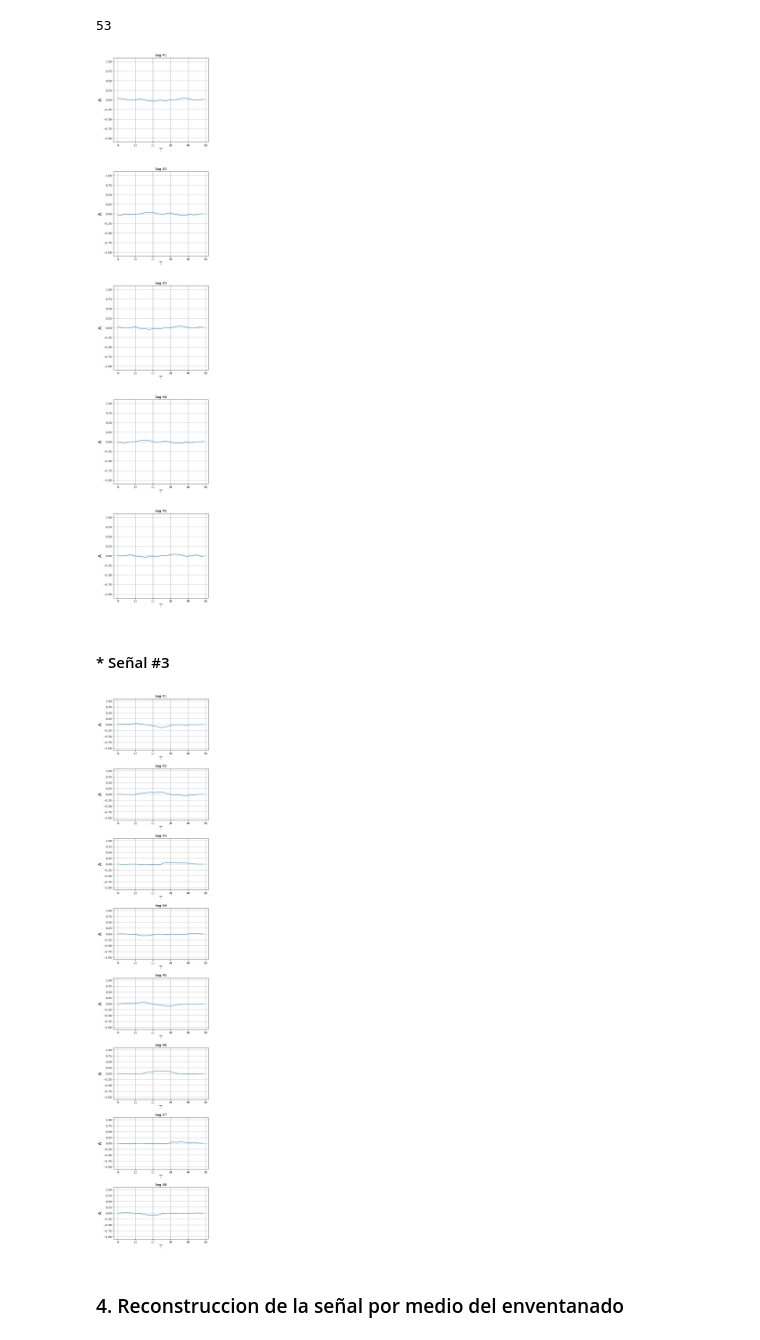
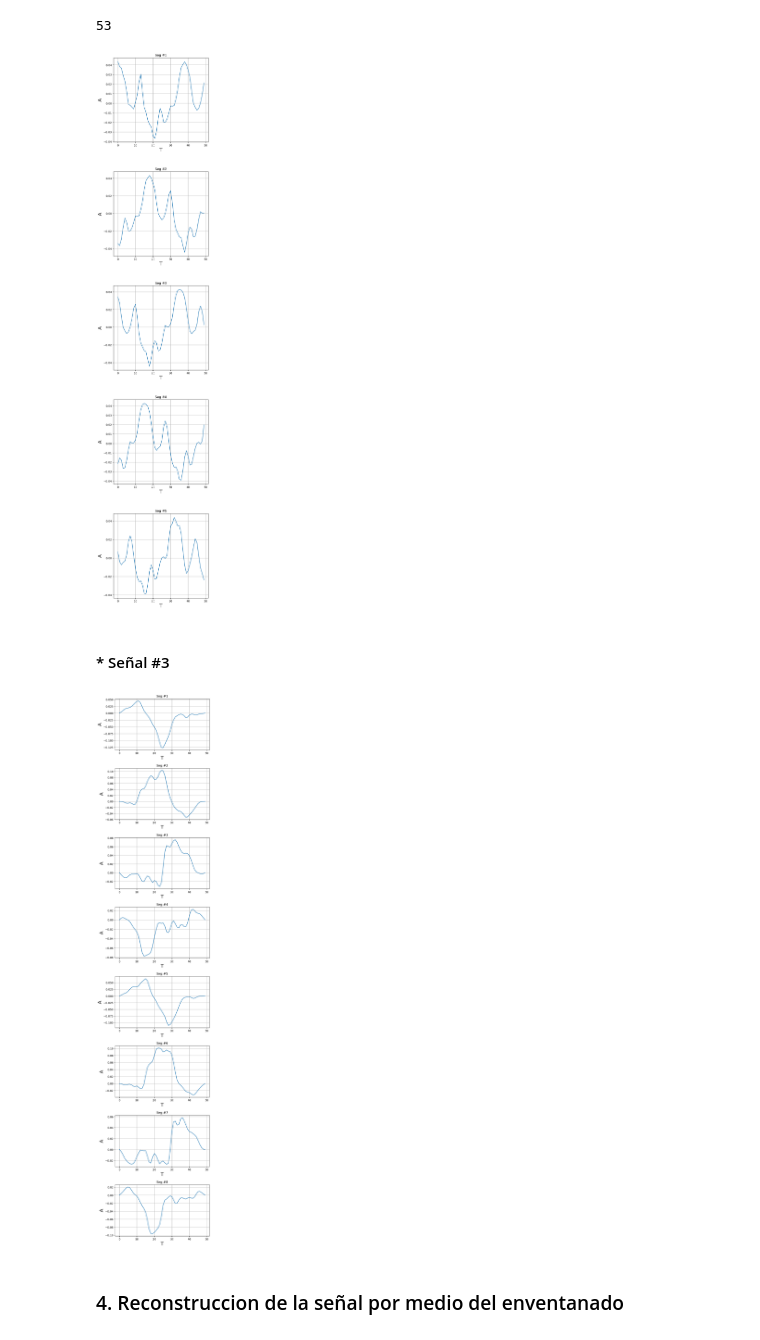
Before and after one commit to Camilocastellanos1002/Senales-III, a Jupyter notebook: Laboratorio/Laboratorio 1/Lab1_TDSIII_ChaparroCastellanos_JuanCamilo_Restrepo_Sebastian.ipynb, the cells around one changed output. Cells and saved outputs as stored; diff of their text form; code cells hidden in the pictures.

```diff
--- a/Laboratorio/Laboratorio 1/Lab1_TDSIII_ChaparroCastellanos_JuanCamilo_Restrepo_Sebastian.ipynb
+++ b/Laboratorio/Laboratorio 1/Lab1_TDSIII_ChaparroCastellanos_JuanCamilo_Restrepo_Sebastian.ipynb
@@ -236,8 +236,6 @@ for i in range(10):
     plt.xlabel('T',fontsize=18) # Etiqueta eje X
     plt.ylabel('A',fontsize=18) # Etiqueta eje Y
     plt.grid()
-    # Agregar límites de los ejes para resaltar diferencias
-    plt.ylim(-1.1, 1.1)  # Ajustar según sea necesario
 plt.subplots_adjust(left=0.125, bottom=0.1, right=0.9, top=6, wspace=0.2, hspace=0.35) # separacion entre subplots
 plt.show()
 # %% [output]
@@ -266,12 +264,10 @@ for i in range(5):
     plt.xlabel('T',fontsize=18) # Etiqueta eje X
     plt.ylabel('A',fontsize=18) # Etiqueta eje Y
     plt.grid()
-    # Agregar límites de los ejes para resaltar diferencias
-    plt.ylim(-1.1, 1.1)  # Ajustar según sea necesario
 plt.subplots_adjust(left=0.125, bottom=0.1, right=0.9, top=6, wspace=0.2, hspace=0.35) # separacion entre subplots
 plt.show()
 # %% [output]
-[figure, old version]
+[figure, new version]
 # %%
 #### Analsis del resultado
 # %% [markdown]
@@ -279,27 +275,25 @@ plt.show()
 # %%
 Fs=22050
 L3=50
 P3=40
 t3 = np.arange(0, 1, 1/Fs)  # Vector de tiempo
 
 segmentos3 = segmento_senal(segmento_guardado3,Fs,L3,P3,tipo_ventana='bartlett')
 
 len(segmentos2)
 
 # Visualizar los primeros 8 segmentos
 for i in range(8):
     plt.subplot(8, 1, i+1)
     plt.plot(segmentos3[i])
     plt.title(f"Seg #{i+1}")
     plt.xlabel('T',fontsize=18) # Etiqueta eje X
     plt.ylabel('A',fontsize=18) # Etiqueta eje Y
     plt.grid()
-    # Agregar límites de los ejes para resaltar diferencias
-    plt.ylim(-1.1, 1.1)  # Ajustar según sea necesario
 plt.subplots_adjust(left=0.125, bottom=0.1, right=0.9, top=6, wspace=0.2, hspace=0.35) # separacion entre subplots
 plt.show()
 # %% [output]
-[figure, old version]
+[figure, new version]
 # %%
 #### Analisis final de la segmentacion de todas las señales
 # %% [markdown]
```
Also changed, not shown: parts of 1 cell of this notebook.
